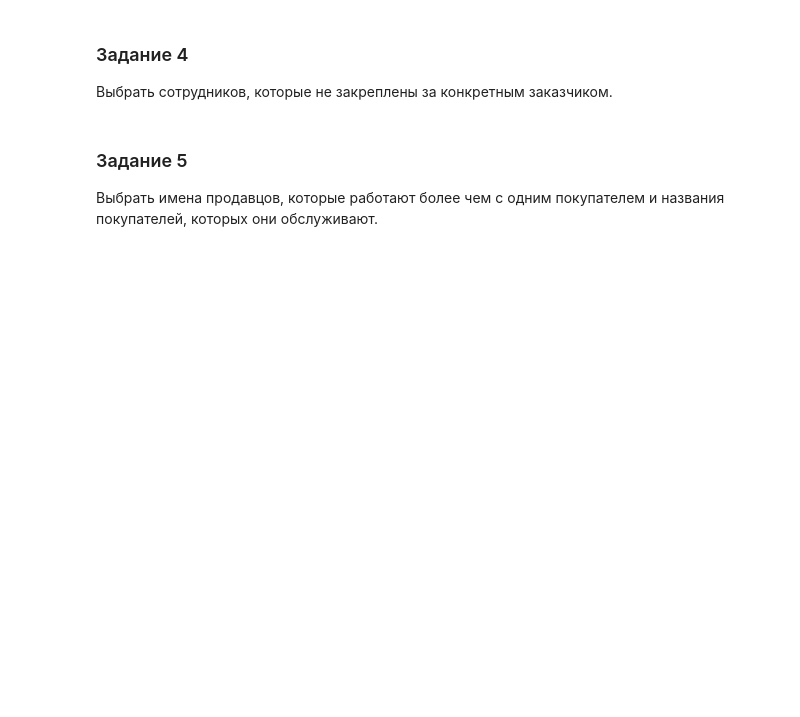
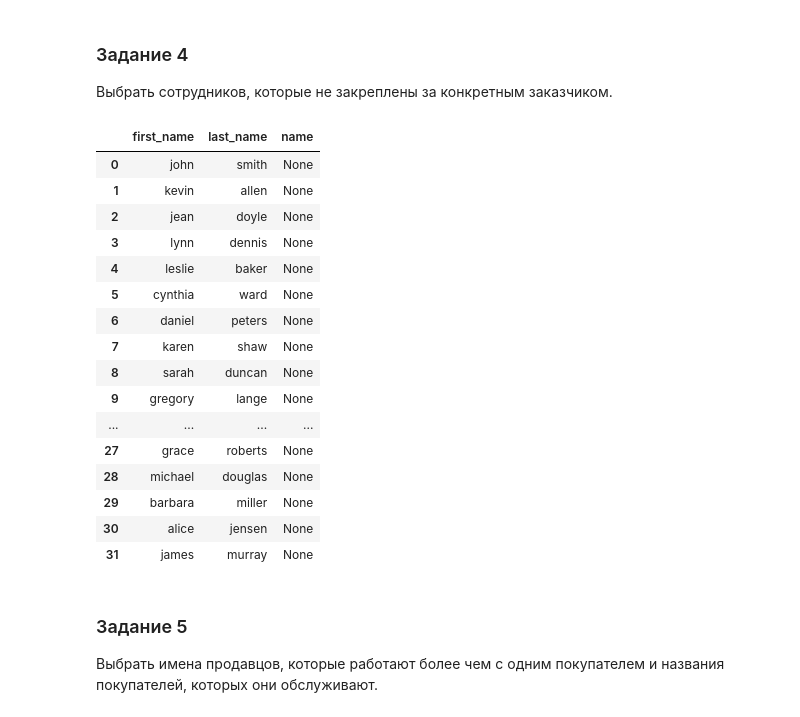
Before and after one commit to theysee/sberbank_reboot, a Jupyter notebook: Поток_3_Практика_к_занятию_5.ipynb, the cells around one changed output. Saved outputs shown, nothing was run; the diff lists cells and outputs as text; code cells hidden in the pictures; blank space fills up the shorter version.

```diff
--- a/Поток_3_Практика_к_занятию_5.ipynb
+++ b/Поток_3_Практика_к_занятию_5.ipynb
@@ -132,6 +132,36 @@ pd.read_sql_query('''
 # %% [markdown]
 ### Задание 4
 Выбрать сотрудников, которые не закреплены за конкретным заказчиком.
+# %%
+pd.read_sql_query('''
+  SELECT
+    employee.first_name,
+    employee.last_name,
+    customer.name
+  FROM
+    employee
+    LEFT OUTER JOIN
+    customer
+  ON employee.employee_id=customer.salesperson_id AND name IS NULL
+''', conn)
+# %% [output]
+|  | first_name | last_name | name |
+| 0 | john | smith | None |
+| 1 | kevin | allen | None |
+| 2 | jean | doyle | None |
+| 3 | lynn | dennis | None |
+| 4 | leslie | baker | None |
+| 5 | cynthia | ward | None |
+| 6 | daniel | peters | None |
+| 7 | karen | shaw | None |
+| 8 | sarah | duncan | None |
+| 9 | gregory | lange | None |
+| ... | ... | ... | ... |
+| 27 | grace | roberts | None |
+| 28 | michael | douglas | None |
+| 29 | barbara | miller | None |
+| 30 | alice | jensen | None |
+| 31 | james | murray | None |
 # %% [markdown]
 ### Задание 5
 Выбрать имена продавцов, которые работают более чем с одним покупателем и названия покупателей, которых они обслуживают.
```
Also changed, not shown: parts of 1 cell of this notebook.
